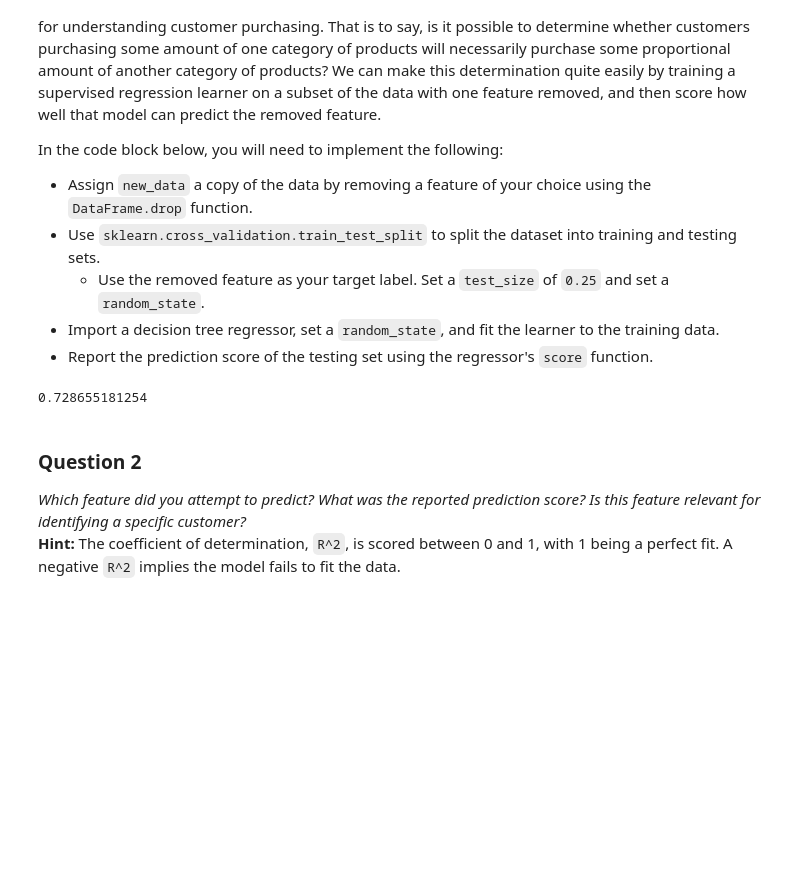
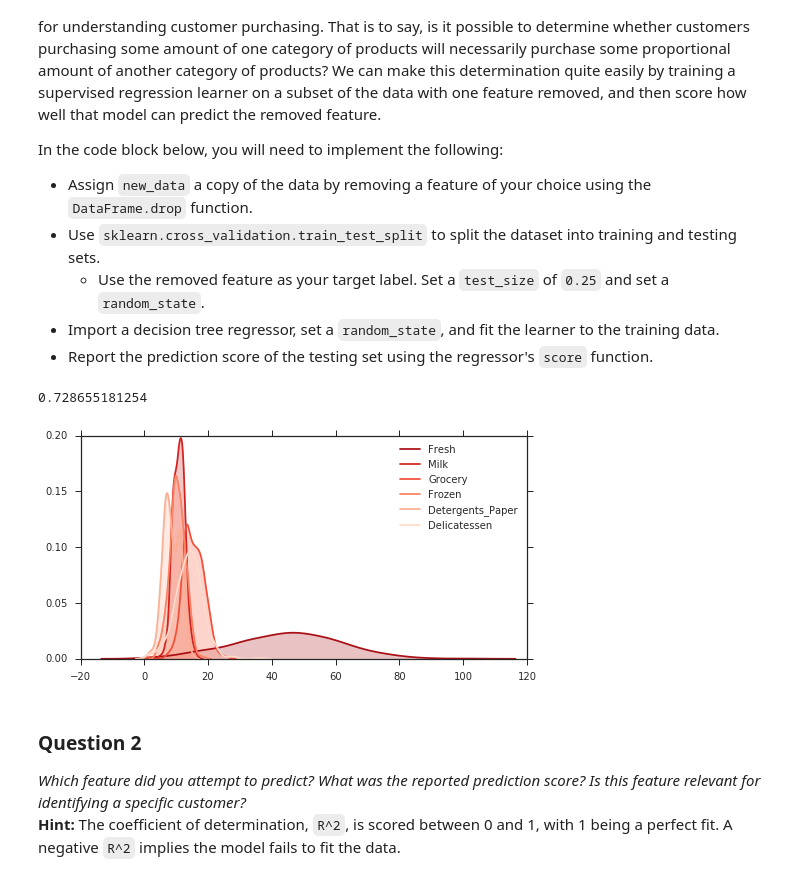
Before and after one commit to h55nick/machine-learning, a Jupyter notebook: projects/creating_customer_segments/customer_segments.ipynb, the cells around one changed output. Saved outputs shown, nothing was run; the diff lists cells and outputs as text; code cells hidden in the pictures; blank space fills up the shorter version.

```diff
--- a/projects/creating_customer_segments/customer_segments.ipynb
+++ b/projects/creating_customer_segments/customer_segments.ipynb
@@ -135,6 +165,22 @@ score = regressor.score(X_test, y_test)
 print score
 # %% [output]
 0.728655181254
+# %%
+# Additional from Review 2:
+from scipy.stats import boxcox
+
+# transform the data
+bc_df = data.copy()
+for col in bc_df.columns:
+    bc_df[col], _ = boxcox(bc_df[col])
+
+# plot densities of box-cox data
+plt.figure(figsize=(8,4))
+with sns.color_palette("Reds_r"):
+    for col in data.columns:
+        sns.kdeplot(bc_df[col], shade=True)
+# %% [output]
+[figure, added]
 # %% [markdown]
 ### Question 2
 *Which feature did you attempt to predict? What was the reported prediction score? Is this feature relevant for identifying a specific customer?*
```
Also changed, not shown: parts of 10 cells of this notebook, 1 other file.
